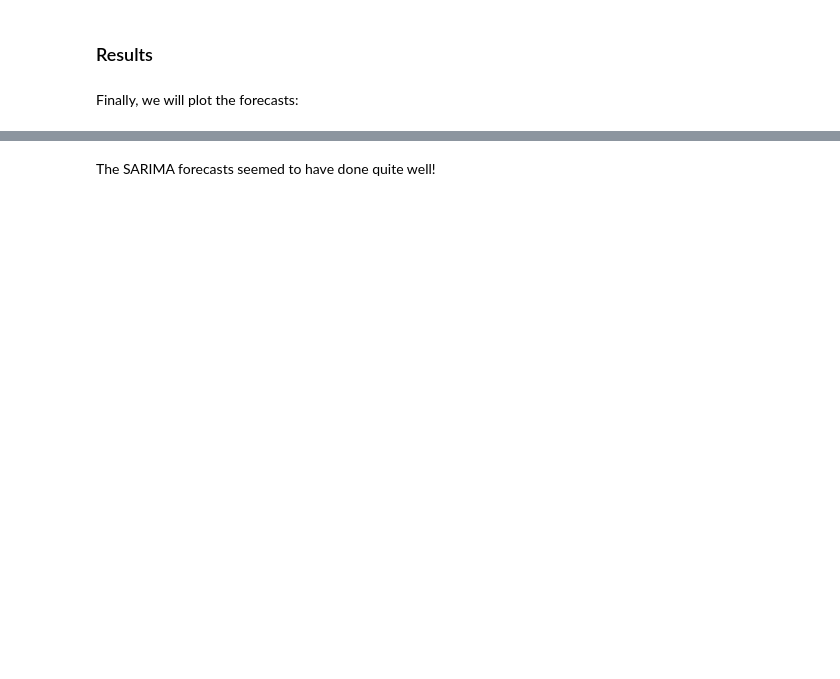
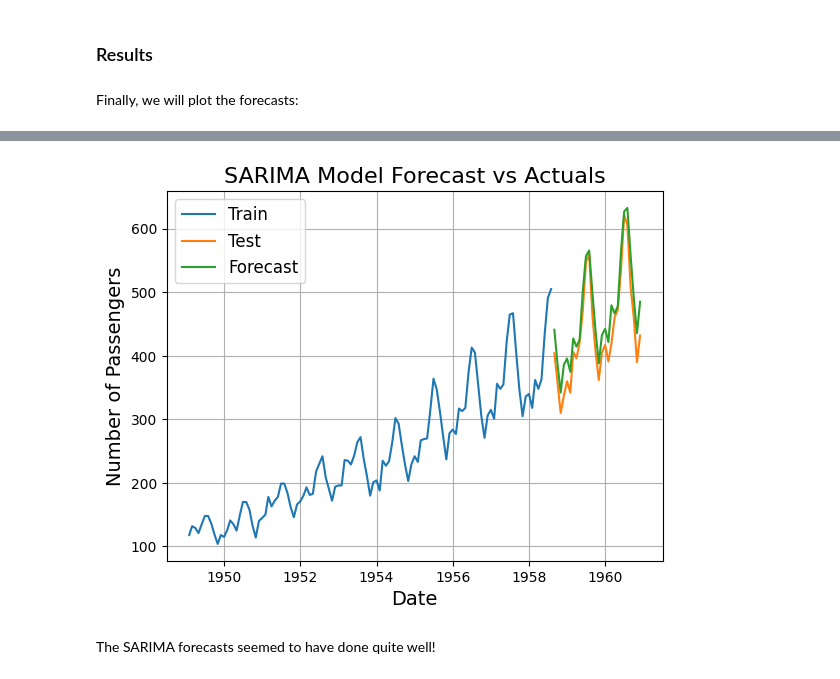
Before and after one commit to amirashrafizham/time-series-models, a Jupyter notebook: statisticalmodel/18. SARIMA.ipynb, the cells around one changed output, grey strips where cells are left out. Drawn from its saved outputs; the diff is of its cells as text; code cells hidden in the pictures; blank space fills up the shorter version.

Commit message:
completed SARIMAX model

```diff
--- a/statisticalmodel/18. SARIMA.ipynb
+++ b/statisticalmodel/18. SARIMA.ipynb
@@ -172,16 +163,17 @@ Finally, we will plot the forecasts:
 import plotly.graph_objects as go
 
 def plot_forecasts(forecasts: list[float], title: str) -> None:
-    """Function to plot the forecasts."""
-    fig = go.Figure()
-    fig.add_trace(go.Scatter(x=train['Month'], y=train['#Passengers'], name='Train'))
-    fig.add_trace(go.Scatter(x=test['Month'], y=test['#Passengers'], name='Test'))
-    fig.add_trace(go.Scatter(x=test['Month'], y=forecasts, name='Forecast'))
-    fig.update_layout(template="simple_white", font=dict(size=18), title_text=title,
-                      width=650, title_x=0.5, height=400, xaxis_title='Date',
-                      yaxis_title='Passengers')
 
-    return fig.show()
+    plt.Figure(figsize=(10, 6))
+    plt.plot(train['Month'], train['#Passengers'], label='Train')
+    plt.plot(test['Month'], test['#Passengers'], label='Test')
+    plt.plot(test['Month'], forecasts, label='Forecast')
+    plt.title(f'{title} Model Forecast vs Actuals', fontsize=16)
+    plt.xlabel('Date', fontsize=14)
+    plt.ylabel('Number of Passengers', fontsize=14)
+    plt.legend(fontsize=12)
+    plt.grid(True)
+    plt.show()
 
 
 # Plot the forecasts
@@ -191,2 +182,3 @@ plot_forecasts(forecasts, 'SARIMA')
+[figure, added]
 # %% [markdown]
 The SARIMA forecasts seemed to have done quite well!
```
Also changed, not shown: parts of 6 cells of this notebook, 3 other files.
